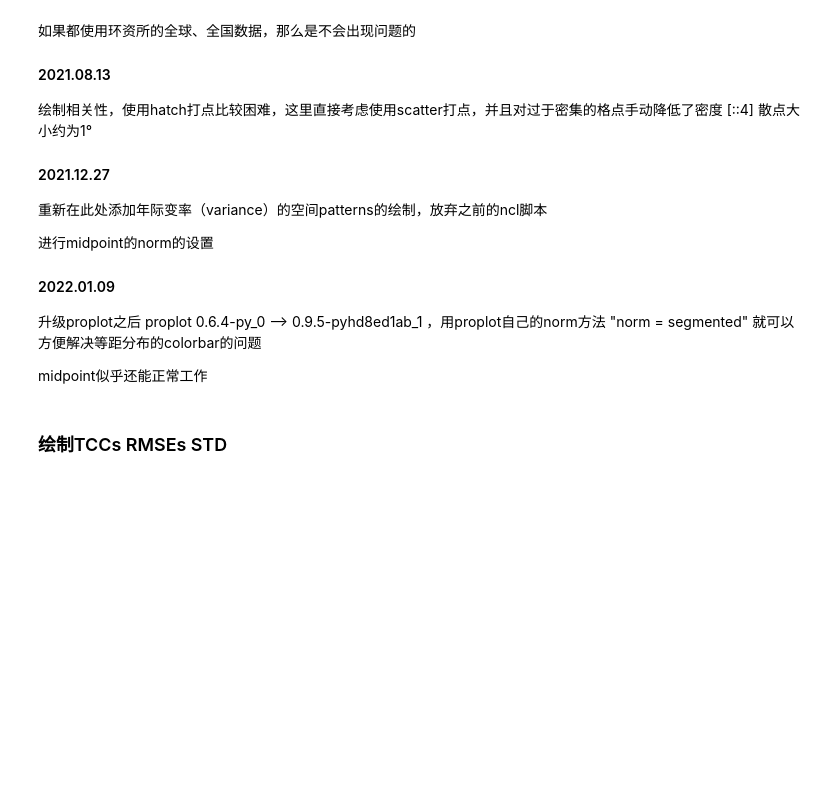
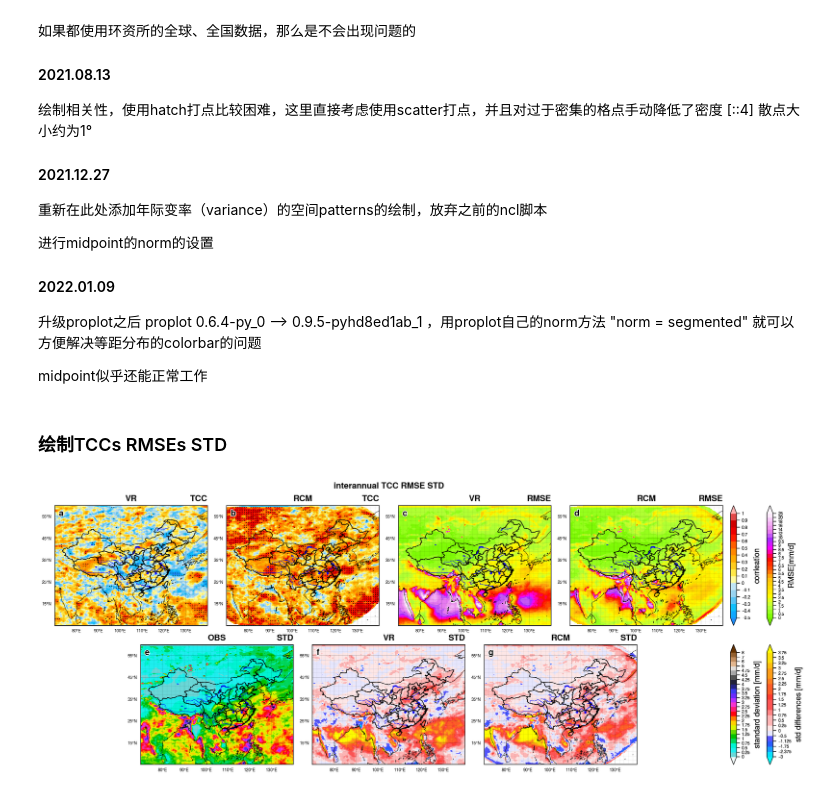
Before and after one commit to dozerlcl/MPAS_case_study, a Jupyter notebook: 92-25km_vr_rcm_postprocess/visualization/check_pre+t2m/precip/space/timestats/stats_InterannualCorRmseStd_merge.ipynb, the cells around one changed output. Drawn from its saved outputs; the diff is of its cells as text; code cells hidden in the pictures; blank space fills up the shorter version.

Commit message:
plot during MJJA

```diff
--- a/92-25km_vr_rcm_postprocess/visualization/check_pre+t2m/precip/space/timestats/stats_InterannualCorRmseStd_merge.ipynb
+++ b/92-25km_vr_rcm_postprocess/visualization/check_pre+t2m/precip/space/timestats/stats_InterannualCorRmseStd_merge.ipynb
@@ -67,13 +76,13 @@ for mod_name in ['obs', 'vr', 'rcm']:
 # 获取年际时间序列 var_interannual{} dict
 var_interannual = {}
 time_for_groupby = {}
-time_for_groupby['am'] = var_selmonth['am']['vr'].time.dt.year
-time_for_groupby['jja'] = var_selmonth['jja']['vr'].time.dt.year
+time_for_groupby['mjja'] = var_selmonth['mjja']['vr'].time.dt.year
 
-for iseason in ['am', 'jja']:
+for iseason in ['mjja']:
     var_interannual[iseason] = {}
     for mod_name in ['obs', 'vr', 'rcm']:
-        var_interannual[iseason][mod_name] = var_selmonth[iseason][mod_name].groupby(time_for_groupby[iseason]).mean(dim = 'time')
+        var_interannual[iseason][mod_name] = var_selmonth[iseason][mod_name].\
+            groupby(time_for_groupby[iseason]).mean(dim = 'time')
 # %% [markdown]
 ### 计算年际相关系数
 # %%
@@ -99,7 +108,7 @@ def scipy_count_corr_2d(a,b):
 # %%
 corr_interannual = {}
 
-for iseason in ['am', 'jja']:
+for iseason in ['mjja']:
     corr_interannual[iseason] = {}
     for mod_name in ['vr', 'rcm']:
         corr_interannual[iseason][mod_name]  = {}
@@ -113,8 +122,7 @@ for iseason in ['am', 'jja']:
 ### 计算年纪均方根误差
 # %%
 rmse_interannual = {}
-
-for iseason in ['am', 'jja']:
+for iseason in ['mjja']:
     rmse_interannual[iseason] = {}
     for mod_name in ['vr','rcm']:
         nyears = var_interannual[iseason][mod_name].year.shape[0]
@@ -127,7 +135,7 @@ for iseason in ['am', 'jja']:
 # %%
 variance_interannual = {}
 std_interannual = {}
-for iseason in ['am', 'jja']:
+for iseason in ['mjja']:
     variance_interannual[iseason] = {}
     std_interannual[iseason] = {}
     for mod_name in ['obs', 'vr','rcm']:
@@ -253,14 +263,11 @@ from matplotlib import pyplot as plt
 import proplot as plot
 # ----- get filter vars coords-----
 
-lon = corr_interannual['am']['vr']['corr'].lon.values
-lat = corr_interannual['am']['vr']['corr'].lat.values
+lon = corr_interannual['mjja']['vr']['corr'].lon.values
+lat = corr_interannual['mjja']['vr']['corr'].lat.values
 
 #----- create plot -----
-subplot_shape = [ [1,1,2,2,3,3,4,4],\
-    [5,5,6,6,7,7,8,8],\
-    [0,9,9,10,10,11,11,0],\
-    [0,12,12,13,13,14,14,0]]
+subplot_shape = np.array([[1,1,2,2,3,3,4,4],[0,5,5,6,6,7,7,0]])
 fig, axs = plot.subplots(subplot_shape, proj=('cyl'), space = 2.5)
 m_contour_list = [] # 用于保存contour设置，后续设置colorbar使用
 
@@ -277,15 +284,14 @@ cmap_std_diff = cmaps.cmp_flux
 corr_ticks = np.linspace(-0.5,1, 16)
 rmse_ticks = np.linspace(0, 25, 26)
 rmse_ticks = np.concatenate((np.linspace(0,10,21), [12,14,16,18,20,25]), axis=0)
-std_ticks = np.concatenate( (np.linspace(0,5,21),np.linspace(6,10,3)) , axis = 0)
+std_ticks = np.concatenate( (np.linspace(0,5,21),np.linspace(6,8,3)) , axis = 0)
 std_ticks_diff = np.concatenate( (np.linspace(-3,-0.5,5),np.linspace(0,3.75,16)), axis = 0 )
 
 midnorm = pplt.DivergingNorm(vcenter = 0, fair = False)
-
+plot_ind = 0
 # CORR and RMSE
-for season_ind, season_name in enumerate(['am','jja']):
+for season_ind, season_name in enumerate(['mjja']):
     for mod_ind, mod_name in enumerate(['vr','rcm']):
-        plot_ind = season_ind*4 + mod_ind
         # corr
         m_corr  = axs[plot_ind].contourf(lon, lat, corr_interannual[season_name][mod_name]['corr'].values,\
         levels=corr_ticks,cmap=new_cmap_corr, norm = "div", extend = 'both')
@@ -293,17 +299,18 @@ for season_ind, season_name in enumerate(['am','jja']):
         # 需要将原本密集的格点散点减少 (::4) 然后找到减少后的经纬度lon[::4] 进行散点的绘制
         scatter_test = np.argwhere((corr_interannual[season_name][mod_name]['pvalues'][::4,::4]<0.05).values)
         axs[plot_ind].scatter(lon[::4][scatter_test[:,1]],lat[::4][scatter_test[:,0]], s=0.15, color = 'k', marker='o')
-        axs[plot_ind].format(ltitle = season_name.upper(), title = mod_name.upper(), rtitle = 'CORR')
+        axs[plot_ind].format(title = mod_name.upper(), rtitle = 'TCC')
 
         # rmse
         m_rmse  = axs[plot_ind + 2].contourf(lon, lat, rmse_interannual[season_name][mod_name].values,\
         levels=rmse_ticks,cmap=new_cmap_rmse, extend = 'both')
-        axs[plot_ind + 2].format(ltitle = season_name.upper(), title = mod_name.upper(), rtitle = 'RMSE')
+        axs[plot_ind + 2].format(title = mod_name.upper(), rtitle = 'RMSE')
+        plot_ind = plot_ind + 1
 
 # Std
-for season_ind, season_name in enumerate(['am','jja']):
+plot_ind = 4
+for season_ind, season_name in enumerate(['mjja']):
     for mod_ind, mod_name in enumerate(['obs','vr','rcm']):
-        plot_ind = 8 + season_ind*3 + mod_ind
         # variance
         if (mod_name == 'obs'):
             m_std  = axs[plot_ind].contourf(lon, lat, std_interannual[season_name][mod_name].values,\
@@ -311,21 +318,21 @@ for season_ind, season_name in enumerate(['am','jja']):
         else:
             m_std_diff  = axs[plot_ind].contourf(lon, lat, std_interannual[season_name][mod_name].values - std_interannual[season_name]['obs'].values,\
             levels=std_ticks_diff,cmap=cmap_std_diff, norm = midnorm, extend = 'both')
-
-        axs[plot_ind].format(ltitle = season_name.upper(), title = mod_name.upper(), rtitle = 'STD')
+        axs[plot_ind].format(title = mod_name.upper(), rtitle = 'STD')
+        plot_ind = plot_ind + 1
 
 #----- add color bar-----
 
-fig.colorbar(m_corr, loc='r', width=0.1,rows = (1,2),\
+fig.colorbar(m_corr, loc='r', width=0.1,rows = (1,1),\
 ticklabelsize=5,ticks=corr_ticks, title='corrleation', extend = 'both')
 
-fig.colorbar(m_rmse, loc='r', width=0.1,rows = (1,2),\
+fig.colorbar(m_rmse, loc='r', width=0.1,rows = (1,1),\
 ticklabelsize=5,ticks=rmse_ticks, title='RMSE'+ r"$[mm/d]$", extend = 'both')
 
-fig.colorbar(m_std, loc='r', width=0.1,rows = (3,4),
+fig.colorbar(m_std, loc='r', width=0.1,rows = (2,2),\
 ticklabelsize=5,ticks=std_ticks, title='standard deviation ' + r"$[mm/d]$", extend = 'both')
 
-fig.colorbar(m_std_diff, loc='r', width=0.1,rows = (3,4),
+fig.colorbar(m_std_diff, loc='r', width=0.1,rows = (2,2),\
 ticklabelsize=5,ticks=std_ticks_diff, title="std differences " + r"$[mm/d]$", extend = 'both')
 
 # ----- format setting -----
@@ -338,32 +345,35 @@ reso = 'med',
 # coast = False,
 coast = True,
 coastlinewidth = 0.4,
 borders = False,
 lakes = False,
 land  = False,
 ocean = False,
 # cartopyautoextent = True,
 # borderslinewidth=.5,
 labels = True,
 longrid  = True,
 latgrid  = True,
 #-----GEO axis-----
 lonlim=(70, 140), latlim=(5, 60),
 gridlabelsize = 5,
 gridminor = True,
 lonlocator = np.arange(70,142,10),
 latlocator = np.arange(5,60+2,10),
 lonminorlocator = np.arange(70,140+2,2),
 latminorlocator = np.arange(5,60+2,2),
 #-----line label-----
 # linewidth = 0.5,
 # suptitle="3000km-2000km bandpass 500hPa height(1998-06 timemean)",
 suptitle="interannual TCC RMSE STD",
 # leftlabels=('AM', 'JJA'),
 # rc_kw = {'leftlabel.rotation':90.}
+titleweight = 'bold',
 )
 
 #----- save figure -----
 fig.patch.set_facecolor('white')
-plt.savefig('./output_pic/pre_InterannualStats_2022.01.12.png', dpi=600, facecolor= "white")
+fig.savefig('./output_pic/pre_InterannualStats_2022.01.27.png', dpi=600, facecolor= "white")
+# %% [output]
+[figure, added]
 # %%
```
Also changed, not shown: parts of 5 cells of this notebook, 21 other files.
